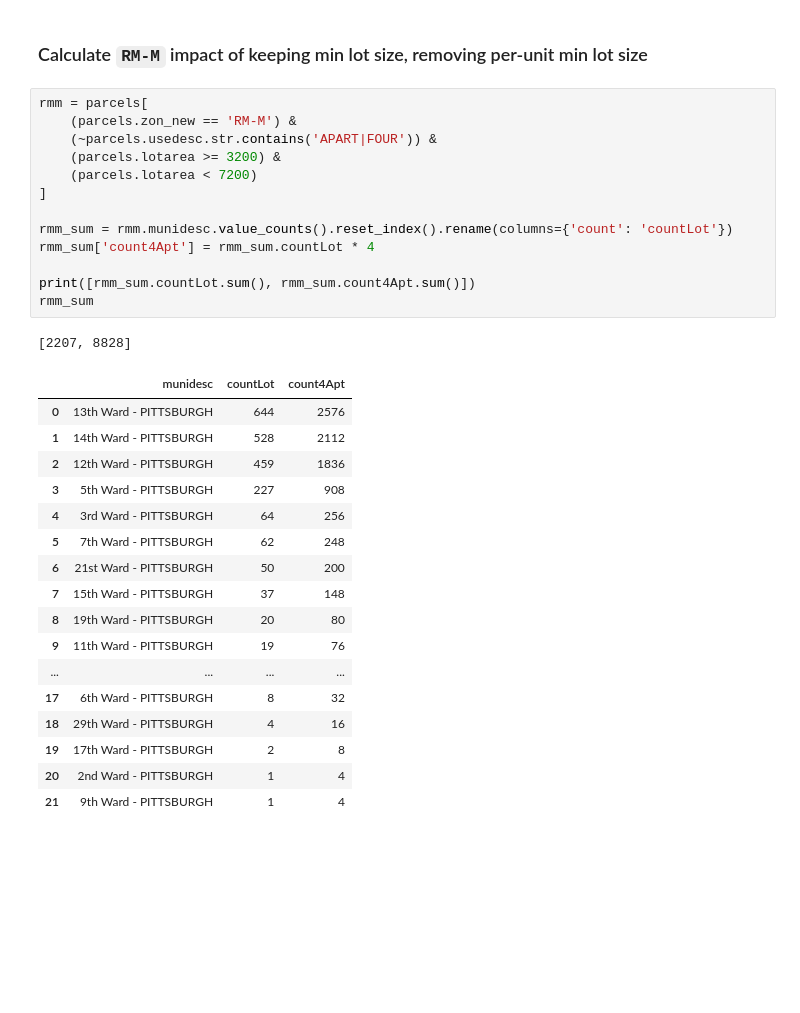
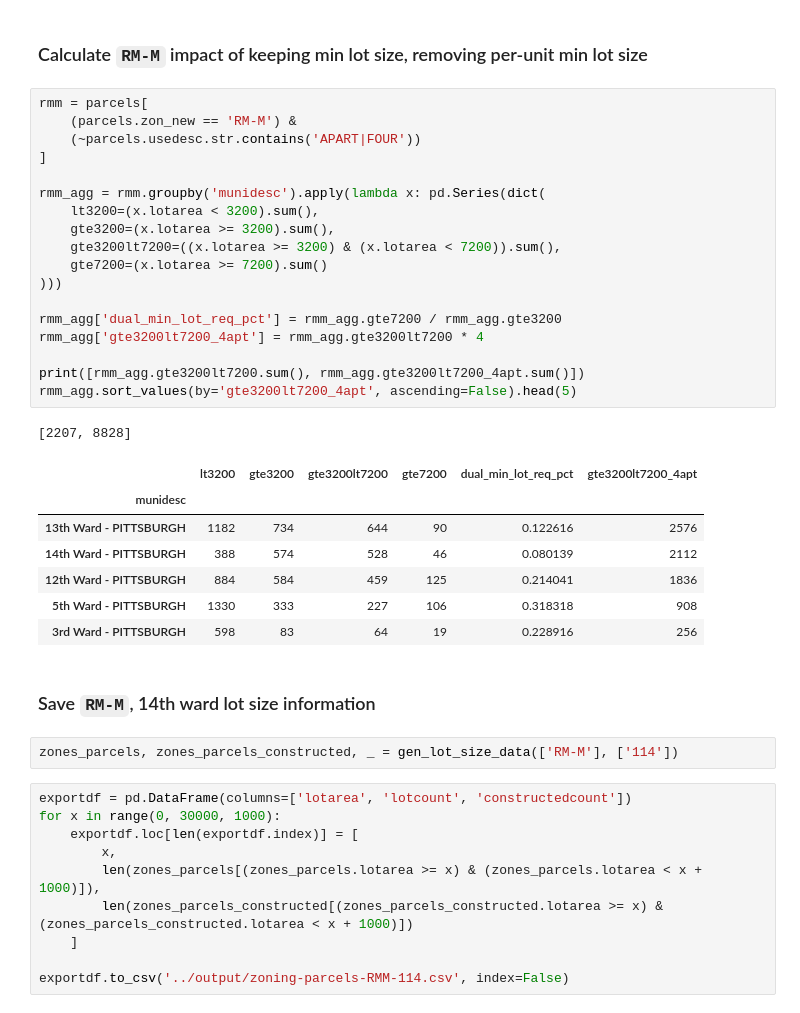
Before and after one commit to maclover7/pghland, a Jupyter notebook: zoning/minlot.ipynb, the cells around one changed output. Saved outputs shown, nothing was run; the diff lists cells and outputs as text; blank space fills up the shorter version.

Commit message:
Save `RM-M`, 14th ward lot size information

```diff
--- a/zoning/minlot.ipynb
+++ b/zoning/minlot.ipynb
@@ -150,32 +161,41 @@ At/above: 6162 (0.65)
 # %%
 rmm = parcels[
     (parcels.zon_new == 'RM-M') &
-    (~parcels.usedesc.str.contains('APART|FOUR')) &
-    (parcels.lotarea >= 3200) &
-    (parcels.lotarea < 7200)
+    (~parcels.usedesc.str.contains('APART|FOUR'))
 ]
 
-rmm_sum = rmm.munidesc.value_counts().reset_index().rename(columns={'count': 'countLot'})
-rmm_sum['count4Apt'] = rmm_sum.countLot * 4
+rmm_agg = rmm.groupby('munidesc').apply(lambda x: pd.Series(dict(
+    lt3200=(x.lotarea < 3200).sum(),
+    gte3200=(x.lotarea >= 3200).sum(),
+    gte3200lt7200=((x.lotarea >= 3200) & (x.lotarea < 7200)).sum(),
+    gte7200=(x.lotarea >= 7200).sum()
+)))
 
-print([rmm_sum.countLot.sum(), rmm_sum.count4Apt.sum()])
-rmm_sum
+rmm_agg['dual_min_lot_req_pct'] = rmm_agg.gte7200 / rmm_agg.gte3200
+rmm_agg['gte3200lt7200_4apt'] = rmm_agg.gte3200lt7200 * 4
+
+print([rmm_agg.gte3200lt7200.sum(), rmm_agg.gte3200lt7200_4apt.sum()])
+rmm_agg.sort_values(by='gte3200lt7200_4apt', ascending=False).head(5)
 # %% [output]
 [2207, 8828]
-|  | munidesc | countLot | count4Apt |
-| 0 | 13th Ward - PITTSBURGH | 644 | 2576 |
-| 1 | 14th Ward - PITTSBURGH | 528 | 2112 |
-| 2 | 12th Ward - PITTSBURGH | 459 | 1836 |
-| 3 | 5th Ward - PITTSBURGH | 227 | 908 |
-| 4 | 3rd Ward - PITTSBURGH | 64 | 256 |
-| 5 | 7th Ward - PITTSBURGH | 62 | 248 |
-| 6 | 21st Ward - PITTSBURGH | 50 | 200 |
-| 7 | 15th Ward - PITTSBURGH | 37 | 148 |
-| 8 | 19th Ward - PITTSBURGH | 20 | 80 |
-| 9 | 11th Ward - PITTSBURGH | 19 | 76 |
-| ... | ... | ... | ... |
-| 17 | 6th Ward - PITTSBURGH | 8 | 32 |
-| 18 | 29th Ward - PITTSBURGH | 4 | 16 |
-| 19 | 17th Ward - PITTSBURGH | 2 | 8 |
-| 20 | 2nd Ward - PITTSBURGH | 1 | 4 |
-| 21 | 9th Ward - PITTSBURGH | 1 | 4 |
+|  | lt3200 | gte3200 | gte3200lt7200 | gte7200 | dual_min_lot_req_pct | gte3200lt7200_4apt |
+| munidesc |  |  |  |  |  |  |
+| 13th Ward - PITTSBURGH | 1182 | 734 | 644 | 90 | 0.122616 | 2576 |
+| 14th Ward - PITTSBURGH | 388 | 574 | 528 | 46 | 0.080139 | 2112 |
+| 12th Ward - PITTSBURGH | 884 | 584 | 459 | 125 | 0.214041 | 1836 |
+| 5th Ward - PITTSBURGH | 1330 | 333 | 227 | 106 | 0.318318 | 908 |
+| 3rd Ward - PITTSBURGH | 598 | 83 | 64 | 19 | 0.228916 | 256 |
+# %% [markdown]
+### Save `RM-M`, 14th ward lot size information
+# %%
+zones_parcels, zones_parcels_constructed, _ = gen_lot_size_data(['RM-M'], ['114'])
+# %%
+exportdf = pd.DataFrame(columns=['lotarea', 'lotcount', 'constructedcount'])
+for x in range(0, 30000, 1000):
+    exportdf.loc[len(exportdf.index)] = [
+        x,
+        len(zones_parcels[(zones_parcels.lotarea >= x) & (zones_parcels.lotarea < x + 1000)]),
+        len(zones_parcels_constructed[(zones_parcels_constructed.lotarea >= x) & (zones_parcels_constructed.lotarea < x + 1000)])
+    ]
+
+exportdf.to_csv('../output/zoning-parcels-RMM-114.csv', index=False)
```
Also changed, not shown: parts of 1 cell of this notebook, 1 other file.
